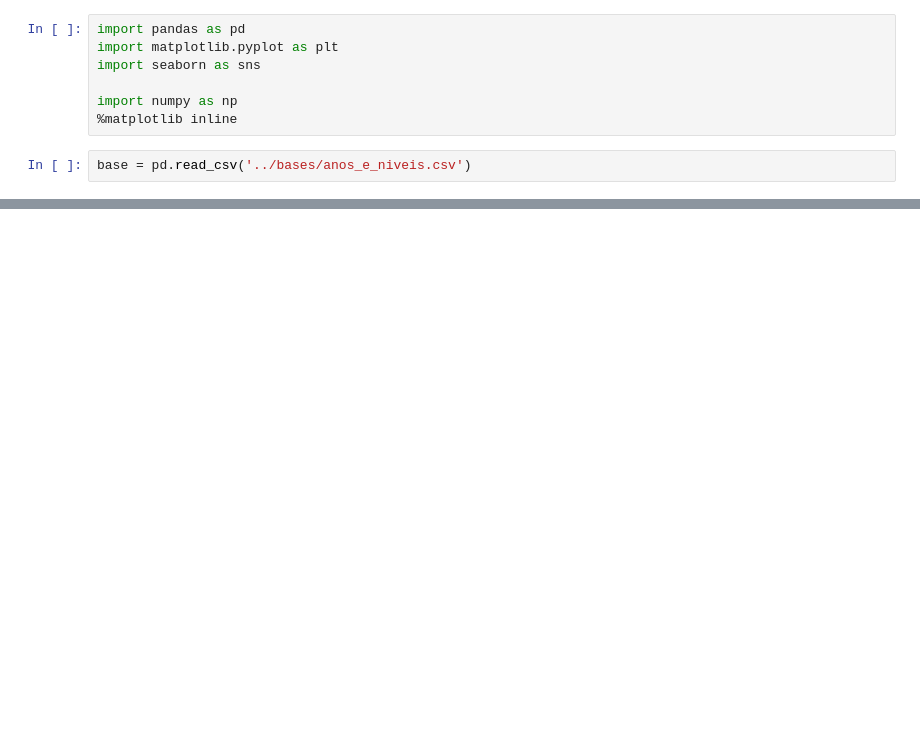
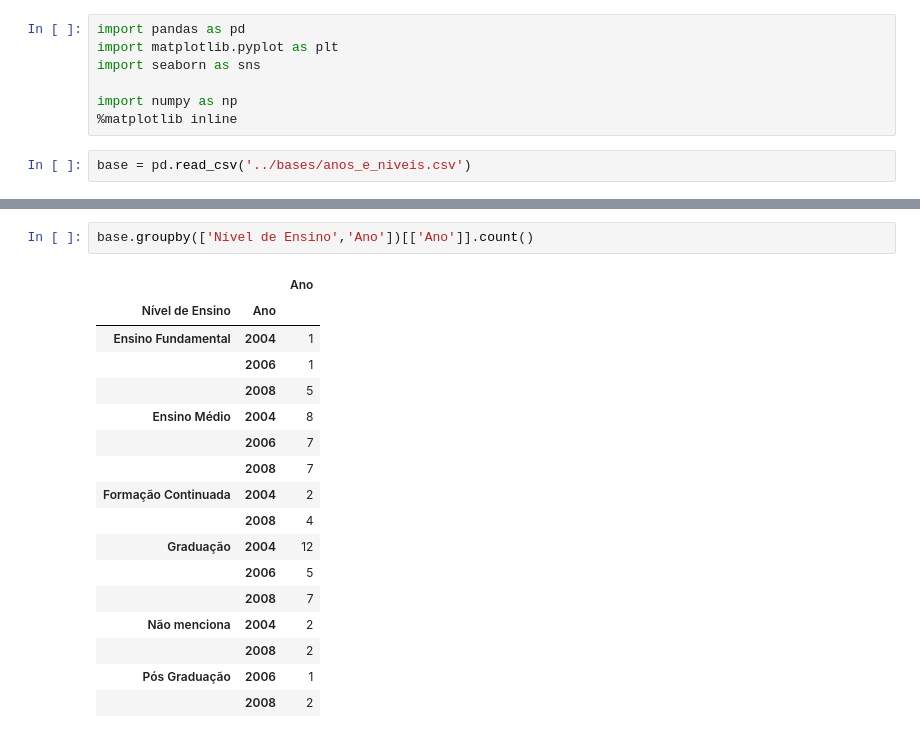
Before and after one commit to darlonv/revisao_sistematica, a Jupyter notebook: src/Niveis.ipynb, the cells around one changed output, grey strips where cells are left out. Cells and saved outputs as stored; diff of their text form; blank space fills up the shorter version.

```diff
--- a/src/Niveis.ipynb
+++ b/src/Niveis.ipynb
@@ -34,0 +19,20 @@ Text(0, 0.5, 'Número de publicações')
+# %%
+base.groupby(['Nível de Ensino','Ano'])[['Ano']].count()
+# %% [output]
+|  |  | Ano |
+| Nível de Ensino | Ano |  |
+| Ensino Fundamental | 2004 | 1 |
+|  | 2006 | 1 |
+|  | 2008 | 5 |
+| Ensino Médio | 2004 | 8 |
+|  | 2006 | 7 |
+|  | 2008 | 7 |
+| Formação Continuada | 2004 | 2 |
+|  | 2008 | 4 |
+| Graduação | 2004 | 12 |
+|  | 2006 | 5 |
+|  | 2008 | 7 |
+| Não menciona | 2004 | 2 |
+|  | 2008 | 2 |
+| Pós Graduação | 2006 | 1 |
+|  | 2008 | 2 |
```
Also changed, not shown: parts of 7 cells of this notebook, 3 other files.
